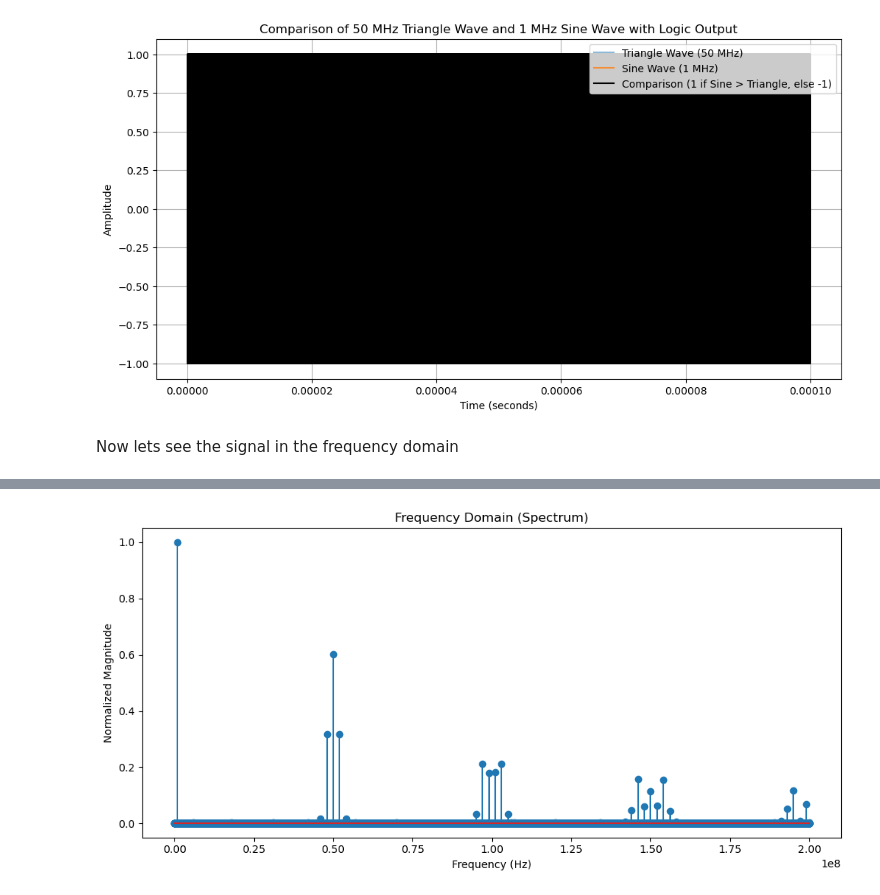
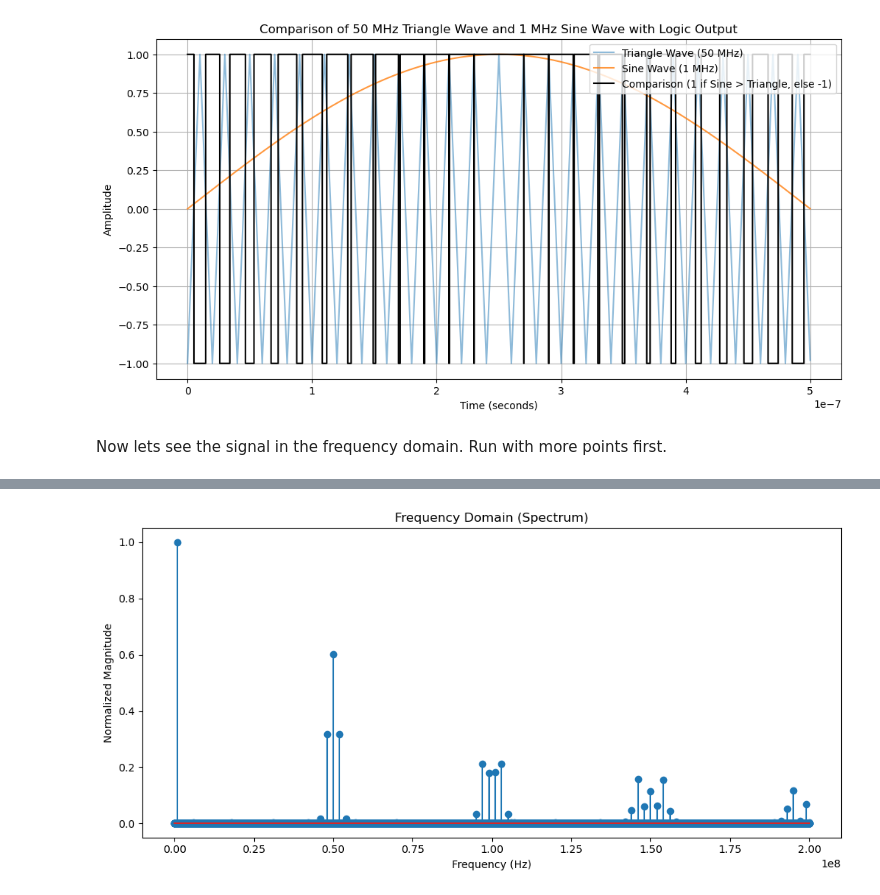
Before and after one commit to Sauerboy/AmplifierResearch, a Jupyter notebook: harmonic_calc.ipynb, the cells around one changed output, grey strips where cells are left out. Saved outputs shown, nothing was run; the diff lists cells and outputs as text; code cells hidden in the pictures.

```diff
--- a/harmonic_calc.ipynb
+++ b/harmonic_calc.ipynb
@@ -11,36 +11,36 @@ frequency_sine = 1e6  # 1 MHz Sine wave
 amplitude = 1
 
 # Duration: show 2 full cycles of the 1 MHz sine wave
-duration = 100 / frequency_sine
+duration = 1 / (2*frequency_sine)
 
 # Sample fast enough to resolve harmonics of the 50 MHz triangle wave
 # (triangle waves have significant energy well above the fundamental)
 sampling_period = 1e-10  # 1 GHz sampling rate -> Nyquist = 500 MHz
 
 t = np.arange(0, duration, sampling_period)
 
 # Generate waves
 triangle_wave = amplitude * signal.sawtooth(2 * np.pi * frequency_tri * t, width=0.5)
 sine_wave = amplitude * np.sin(2 * np.pi * frequency_sine * t)
 
 # Generate the third square-like signal based on the condition
 comparison_signal = np.where(sine_wave > triangle_wave, 1, -1)
 
 # Plot the results
 plt.figure(figsize=(12, 6))
 plt.plot(t, triangle_wave, label=f"Triangle Wave ({frequency_tri/1e6:.0f} MHz)", alpha=0.5)
 plt.plot(t, sine_wave, label=f"Sine Wave ({frequency_sine/1e6:.0f} MHz)", alpha=0.8)
 
 # Using step plot to cleanly show the sudden transitions of the third signal
 plt.step(t, comparison_signal, label="Comparison (1 if Sine > Triangle, else -1)", color='black', linewidth=1.5, where='post')
 
 plt.title("Comparison of 50 MHz Triangle Wave and 1 MHz Sine Wave with Logic Output")
 plt.xlabel("Time (seconds)")
 plt.ylabel("Amplitude")
 plt.grid(True)
 plt.legend(loc="upper right")
 plt.show()
 # %% [output]
-[figure, old version]
+[figure, new version]
 # %% [markdown]
-Now lets see the signal in the frequency domain
+Now lets see the signal in the frequency domain. Run with more points first.
```
Also changed, not shown: parts of 3 cells of this notebook.
